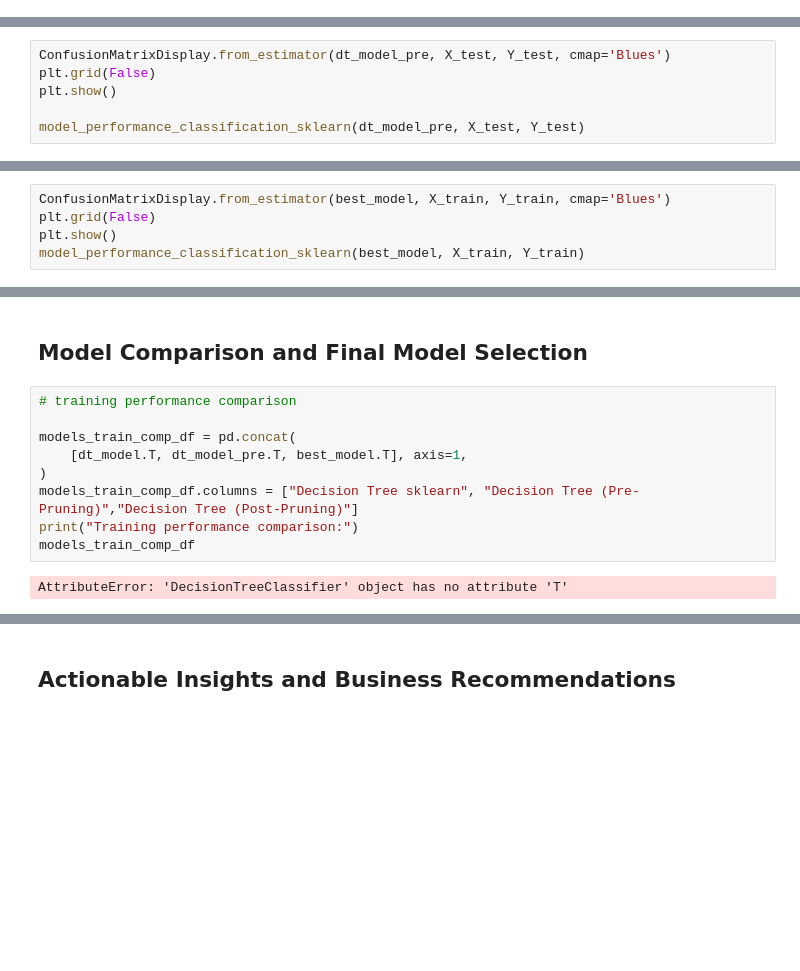
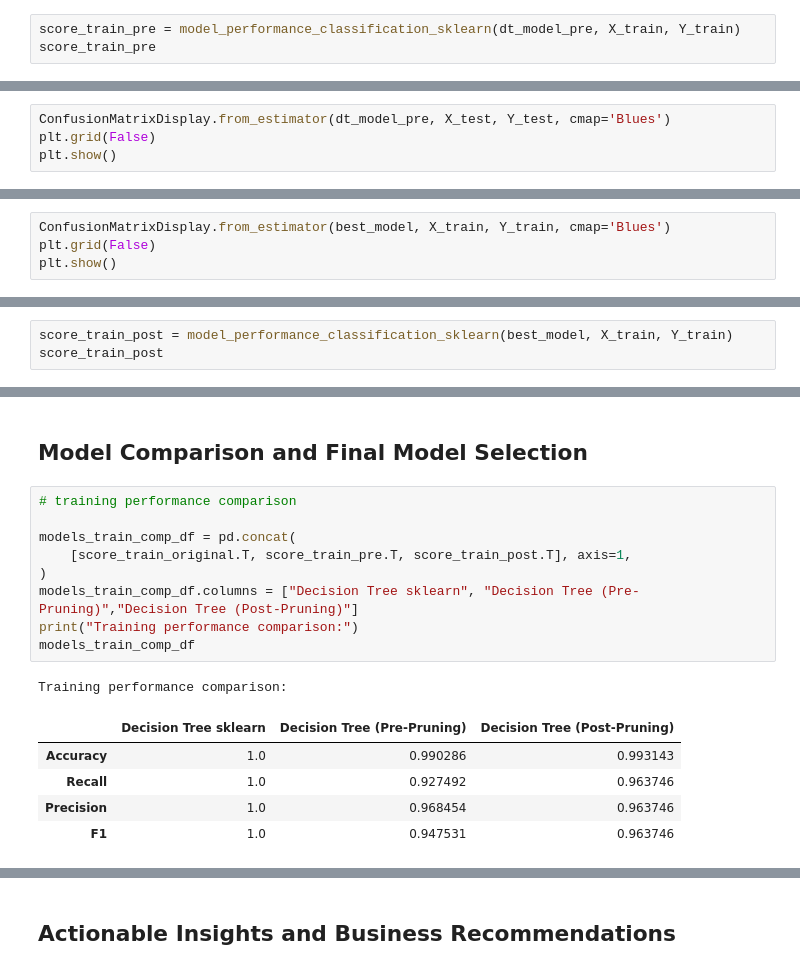
Before and after one commit to tinlong/AIML, a Jupyter notebook: Machine Learning/Project 2/Patrick Leong - SL_Full_Code.ipynb, the cells around one changed output, grey strips where cells are left out. Drawn from its saved outputs; the diff is of its cells as text; blank space fills up the shorter version.

```diff
--- a/Machine Learning/Project 2/Patrick Leong - SL_Full_Code.ipynb
+++ b/Machine Learning/Project 2/Patrick Leong - SL_Full_Code.ipynb
@@ -792,0 +780,3 @@ model_performance_classification_sklearn(dt_model_pre, X_train, Y_train)
+# %%
+score_train_pre = model_performance_classification_sklearn(dt_model_pre, X_train, Y_train)
+score_train_pre
@@ -849,7 +842,5 @@ How does this model perform on test data?
 ConfusionMatrixDisplay.from_estimator(dt_model_pre, X_test, Y_test, cmap='Blues')
 plt.grid(False)
 plt.show()
-
-model_performance_classification_sklearn(dt_model_pre, X_test, Y_test)
 # %% [output]
 [figure]
@@ -923,6 +918,5 @@ Let us see how the best model performs on training data
 ConfusionMatrixDisplay.from_estimator(best_model, X_train, Y_train, cmap='Blues')
 plt.grid(False)
 plt.show()
-model_performance_classification_sklearn(best_model, X_train, Y_train)
 # %% [output]
 [figure]
@@ -930,0 +923,3 @@ model_performance_classification_sklearn(best_model, X_train, Y_train)
+# %%
+score_train_post = model_performance_classification_sklearn(best_model, X_train, Y_train)
+score_train_post
@@ -998,11 +997,16 @@ The recall rate has improved a little bit, but not by much. However, since this
 # %%
 # training performance comparison
 
 models_train_comp_df = pd.concat(
-    [dt_model.T, dt_model_pre.T, best_model.T], axis=1,
+    [score_train_original.T, score_train_pre.T, score_train_post.T], axis=1,
 )
 models_train_comp_df.columns = ["Decision Tree sklearn", "Decision Tree (Pre-Pruning)","Decision Tree (Post-Pruning)"]
 print("Training performance comparison:")
 models_train_comp_df
 # %% [output]
-AttributeError: 'DecisionTreeClassifier' object has no attribute 'T'
+Training performance comparison:
+|  | Decision Tree sklearn | Decision Tree (Pre-Pruning) | Decision Tree (Post-Pruning) |
+| Accuracy | 1.0 | 0.990286 | 0.993143 |
+| Recall | 1.0 | 0.927492 | 0.963746 |
+| Precision | 1.0 | 0.968454 | 0.963746 |
+| F1 | 1.0 | 0.947531 | 0.963746 |
```
Also changed, not shown: parts of 14 cells of this notebook.
